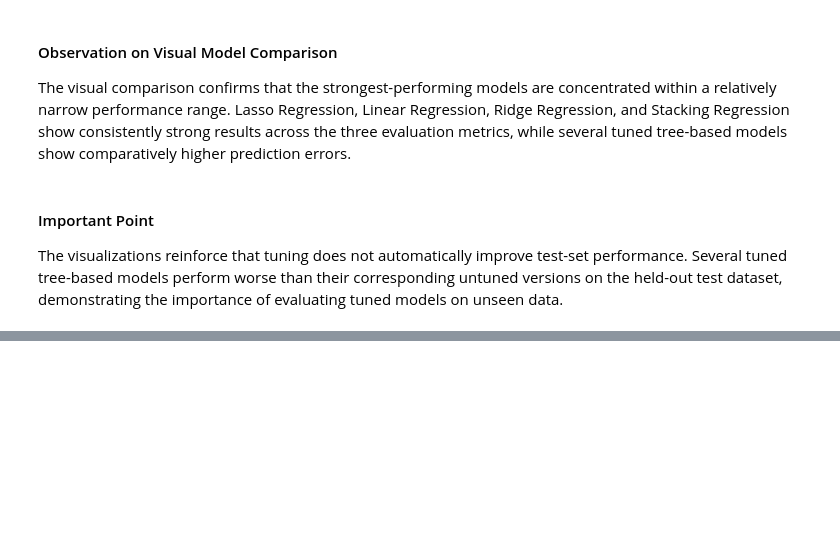
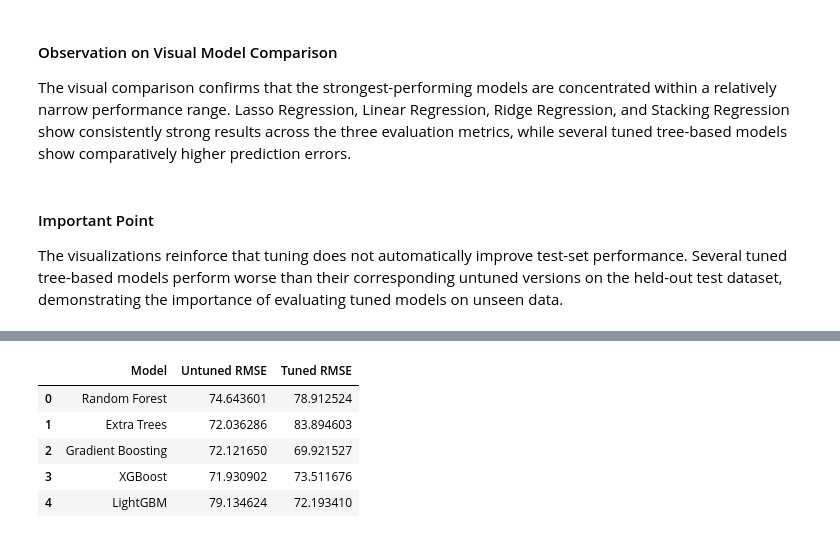
Before and after one commit to TejasMJ/Ride-Pricing-Analytics, a Jupyter notebook: notebooks/06_model_comparison.ipynb, the cells around one changed output, grey strips where cells are left out. Drawn from its saved outputs; the diff is of its cells as text; code cells hidden in the pictures; blank space fills up the shorter version.

```diff
--- a/notebooks/06_model_comparison.ipynb
+++ b/notebooks/06_model_comparison.ipynb
@@ -225,0 +240,63 @@ The visualizations reinforce that tuning does not automatically improve test-set
+# %%
+# Defining the untuned and tuned model pairs
+
+tuning_comparison = pd.DataFrame({
+    'Model': [
+        'Random Forest',
+        'Extra Trees',
+        'Gradient Boosting',
+        'XGBoost',
+        'LightGBM'
+    ],
+    'Untuned RMSE': [
+        evaluation_results.loc[
+            evaluation_results['Model'] == 'random_forest', 'RMSE'
+        ].iloc[0],
+
+        evaluation_results.loc[
+            evaluation_results['Model'] == 'extra_trees', 'RMSE'
+        ].iloc[0],
+
+        evaluation_results.loc[
+            evaluation_results['Model'] == 'gradient_boosting', 'RMSE'
+        ].iloc[0],
+
+        evaluation_results.loc[
+            evaluation_results['Model'] == 'xgboost', 'RMSE'
+        ].iloc[0],
+
+        evaluation_results.loc[
+            evaluation_results['Model'] == 'lightgbm', 'RMSE'
+        ].iloc[0]
+    ],
+    'Tuned RMSE': [
+        evaluation_results.loc[
+            evaluation_results['Model'] == 'random_forest_tuned', 'RMSE'
+        ].iloc[0],
+
+        evaluation_results.loc[
+            evaluation_results['Model'] == 'extra_trees_tuned', 'RMSE'
+        ].iloc[0],
+
+        evaluation_results.loc[
+            evaluation_results['Model'] == 'gradient_boosting_tuned', 'RMSE'
+        ].iloc[0],
+
+        evaluation_results.loc[
+            evaluation_results['Model'] == 'xgboost_tuned', 'RMSE'
+        ].iloc[0],
+
+        evaluation_results.loc[
+            evaluation_results['Model'] == 'lightgbm_tuned', 'RMSE'
+        ].iloc[0]
+    ]
+})
+
+tuning_comparison
+# %% [output]
+|  | Model | Untuned RMSE | Tuned RMSE |
+| 0 | Random Forest | 74.643601 | 78.912524 |
+| 1 | Extra Trees | 72.036286 | 83.894603 |
+| 2 | Gradient Boosting | 72.121650 | 69.921527 |
+| 3 | XGBoost | 71.930902 | 73.511676 |
+| 4 | LightGBM | 79.134624 | 72.193410 |
```
Also changed, not shown: parts of 9 cells of this notebook.
